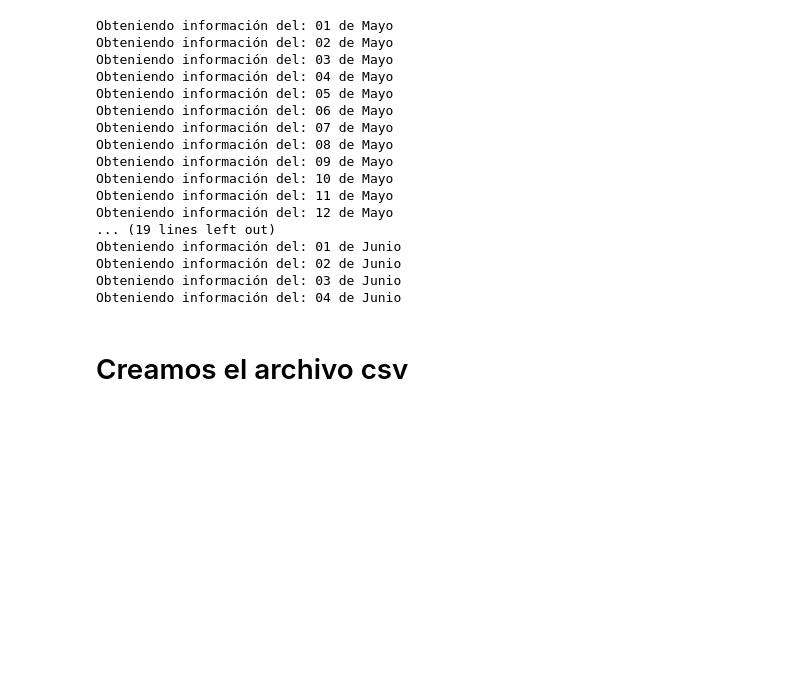
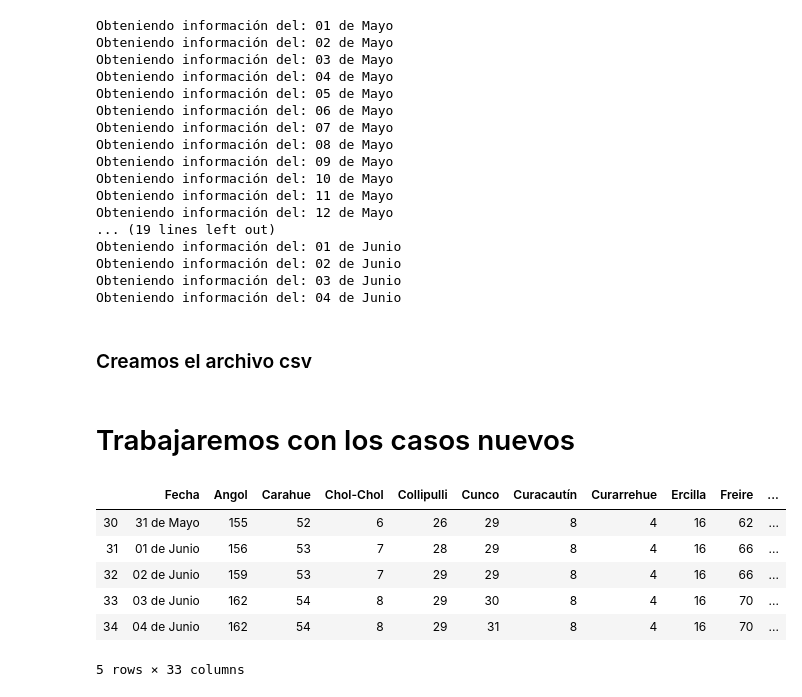
Before and after one commit to patricionicolas/Covid-19-Chile, a Jupyter notebook: Araucania/Scraping.ipynb, the cells around one changed output. Drawn from its saved outputs; the diff is of its cells as text; code cells hidden in the pictures; blank space fills up the shorter version.

```diff
--- a/Araucania/Scraping.ipynb
+++ b/Araucania/Scraping.ipynb
@@ -135,6 +135,18 @@ Obteniendo información del: 02 de Junio
 Obteniendo información del: 03 de Junio
 Obteniendo información del: 04 de Junio
 # %% [markdown]
-# Creamos el archivo csv
+### Creamos el archivo csv
 # %%
 araucania.to_csv("output/araucania.csv", index=False)
+# %% [markdown]
+# Trabajaremos con los casos nuevos
+# %%
+araucania.tail(5)
+# %% [output]
+|  | Fecha | Angol | Carahue | Chol-Chol | Collipulli | Cunco | Curacautín | Curarrehue | Ercilla | Freire | ... |
+| 30 | 31 de Mayo | 155 | 52 | 6 | 26 | 29 | 8 | 4 | 16 | 62 | ... |
+| 31 | 01 de Junio | 156 | 53 | 7 | 28 | 29 | 8 | 4 | 16 | 66 | ... |
+| 32 | 02 de Junio | 159 | 53 | 7 | 29 | 29 | 8 | 4 | 16 | 66 | ... |
+| 33 | 03 de Junio | 162 | 54 | 8 | 29 | 30 | 8 | 4 | 16 | 70 | ... |
+| 34 | 04 de Junio | 162 | 54 | 8 | 29 | 31 | 8 | 4 | 16 | 70 | ... |
+5 rows × 33 columns
```
Also changed, not shown: parts of 10 cells of this notebook, 1 other file.
